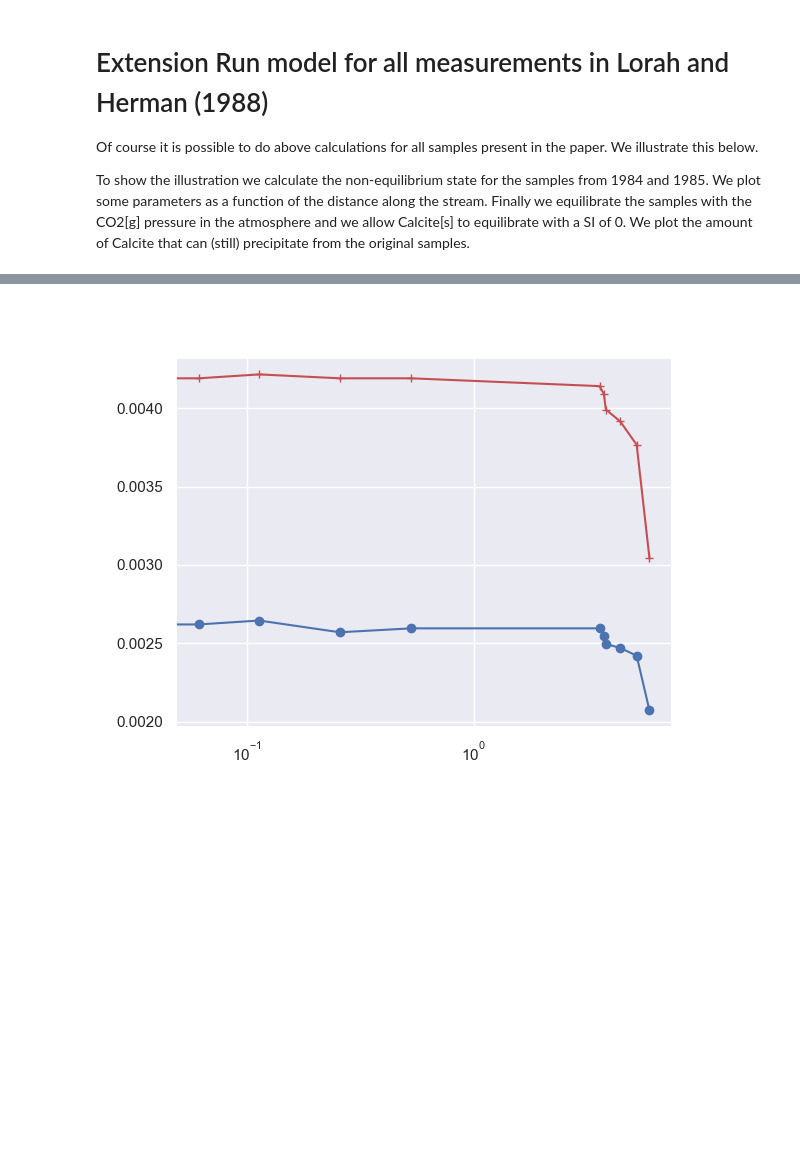
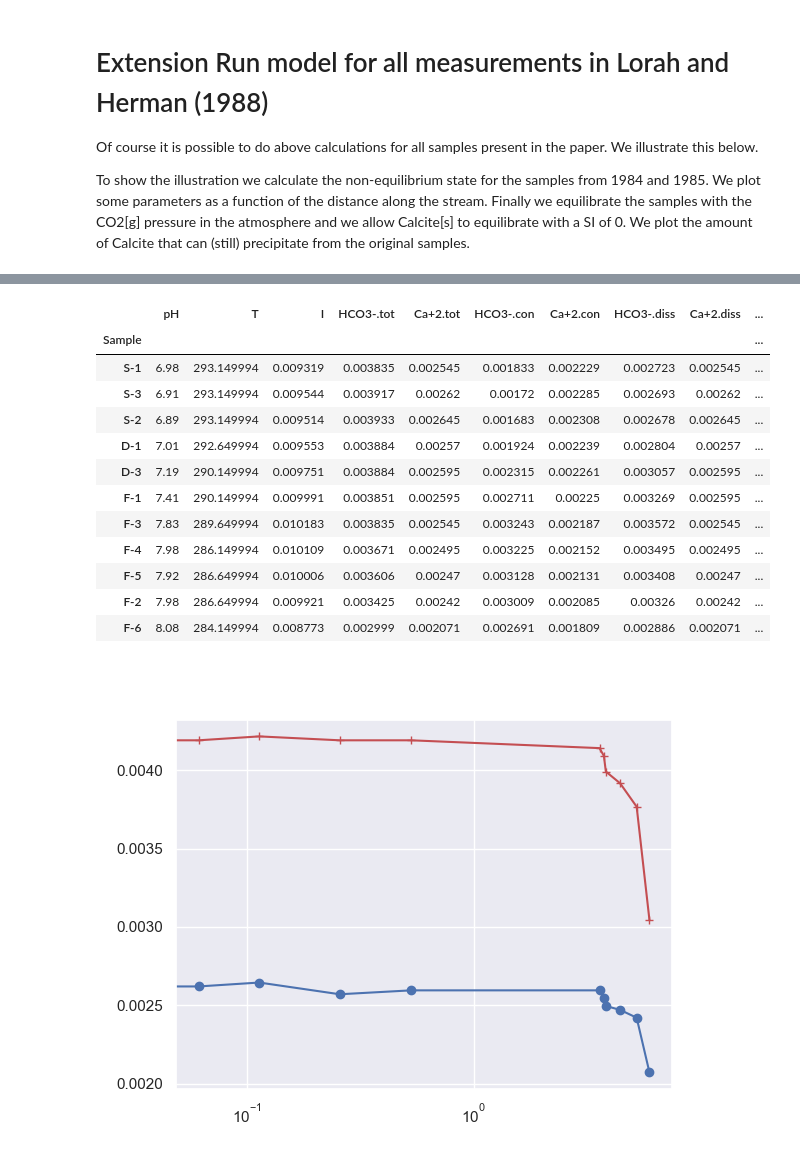
Before and after one commit to theim101/oit_chemistry_for_earth_sciences, a Jupyter notebook: chemistry_book/content/week 4.2/Week 4.2_Assignment_Lorah_and_Herman/Lorah&Herman_Travertine_Tutorial.ipynb, the cells around one changed output, grey strips where cells are left out. Saved outputs shown, nothing was run; the diff lists cells and outputs as text; code cells hidden in the pictures; blank space fills up the shorter version.

```diff
--- a/chemistry_book/content/week 4.2/Week 4.2_Assignment_Lorah_and_Herman/Lorah&Herman_Travertine_Tutorial.ipynb
+++ b/chemistry_book/content/week 4.2/Week 4.2_Assignment_Lorah_and_Herman/Lorah&Herman_Travertine_Tutorial.ipynb
@@ -754,5 +763,6 @@ for sample in df_data_1985.index:
     Res_Simulation_1985.loc[sample] = OUT[0]
 
 table_mdini = Res_Simulation_1985[Res_List].to_markdown(floatfmt='.4e')
-display(Markdown(table_mdini))
+# display(Markdown(table_mdini))
+Res_Simulation_1985[Res_List]
 # %% [output]
@@ -772,3 +769,16 @@ display(Markdown(table_mdini))
+|  | pH | T | I | HCO3-.tot | Ca+2.tot | HCO3-.con | Ca+2.con | HCO3-.diss | Ca+2.diss | ... |
+| Sample |  |  |  |  |  |  |  |  |  | ... |
+| S-1 | 6.98 | 293.149994 | 0.009319 | 0.003835 | 0.002545 | 0.001833 | 0.002229 | 0.002723 | 0.002545 | ... |
+| S-3 | 6.91 | 293.149994 | 0.009544 | 0.003917 | 0.00262 | 0.00172 | 0.002285 | 0.002693 | 0.00262 | ... |
+| S-2 | 6.89 | 293.149994 | 0.009514 | 0.003933 | 0.002645 | 0.001683 | 0.002308 | 0.002678 | 0.002645 | ... |
+| D-1 | 7.01 | 292.649994 | 0.009553 | 0.003884 | 0.00257 | 0.001924 | 0.002239 | 0.002804 | 0.00257 | ... |
+| D-3 | 7.19 | 290.149994 | 0.009751 | 0.003884 | 0.002595 | 0.002315 | 0.002261 | 0.003057 | 0.002595 | ... |
+| F-1 | 7.41 | 290.149994 | 0.009991 | 0.003851 | 0.002595 | 0.002711 | 0.00225 | 0.003269 | 0.002595 | ... |
+| F-3 | 7.83 | 289.649994 | 0.010183 | 0.003835 | 0.002545 | 0.003243 | 0.002187 | 0.003572 | 0.002545 | ... |
+| F-4 | 7.98 | 286.149994 | 0.010109 | 0.003671 | 0.002495 | 0.003225 | 0.002152 | 0.003495 | 0.002495 | ... |
+| F-5 | 7.92 | 286.649994 | 0.010006 | 0.003606 | 0.00247 | 0.003128 | 0.002131 | 0.003408 | 0.00247 | ... |
+| F-2 | 7.98 | 286.649994 | 0.009921 | 0.003425 | 0.00242 | 0.003009 | 0.002085 | 0.00326 | 0.00242 | ... |
+| F-6 | 8.08 | 284.149994 | 0.008773 | 0.002999 | 0.002071 | 0.002691 | 0.001809 | 0.002886 | 0.002071 | ... |
 # %%
 fig,ax = plt.subplots()
 ax.plot(df_coord.loc[Res_Simulation_1984.index,'distance'], Res_Simulation_1984['Ca+2.tot'],'r+-')
```
Also changed, not shown: parts of 13 cells of this notebook.
